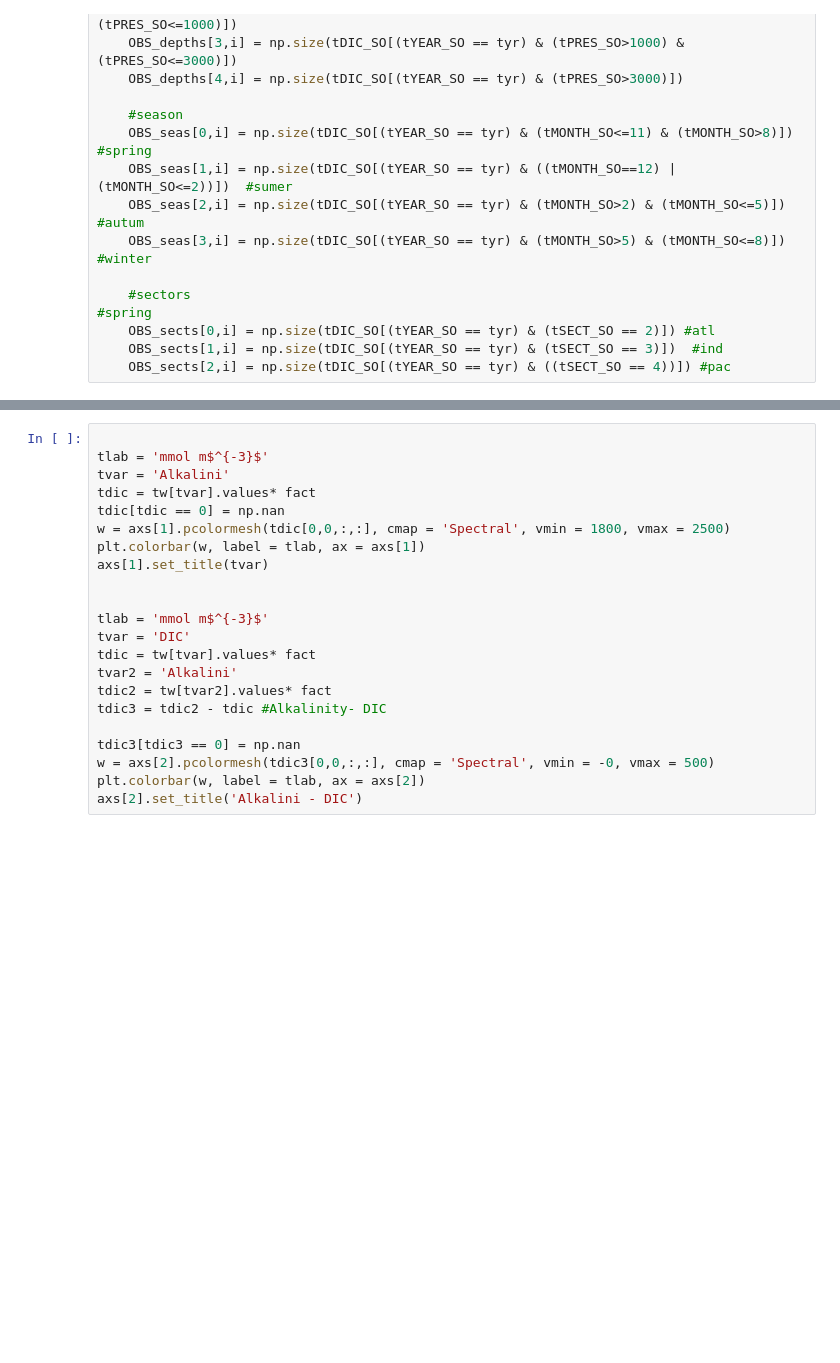
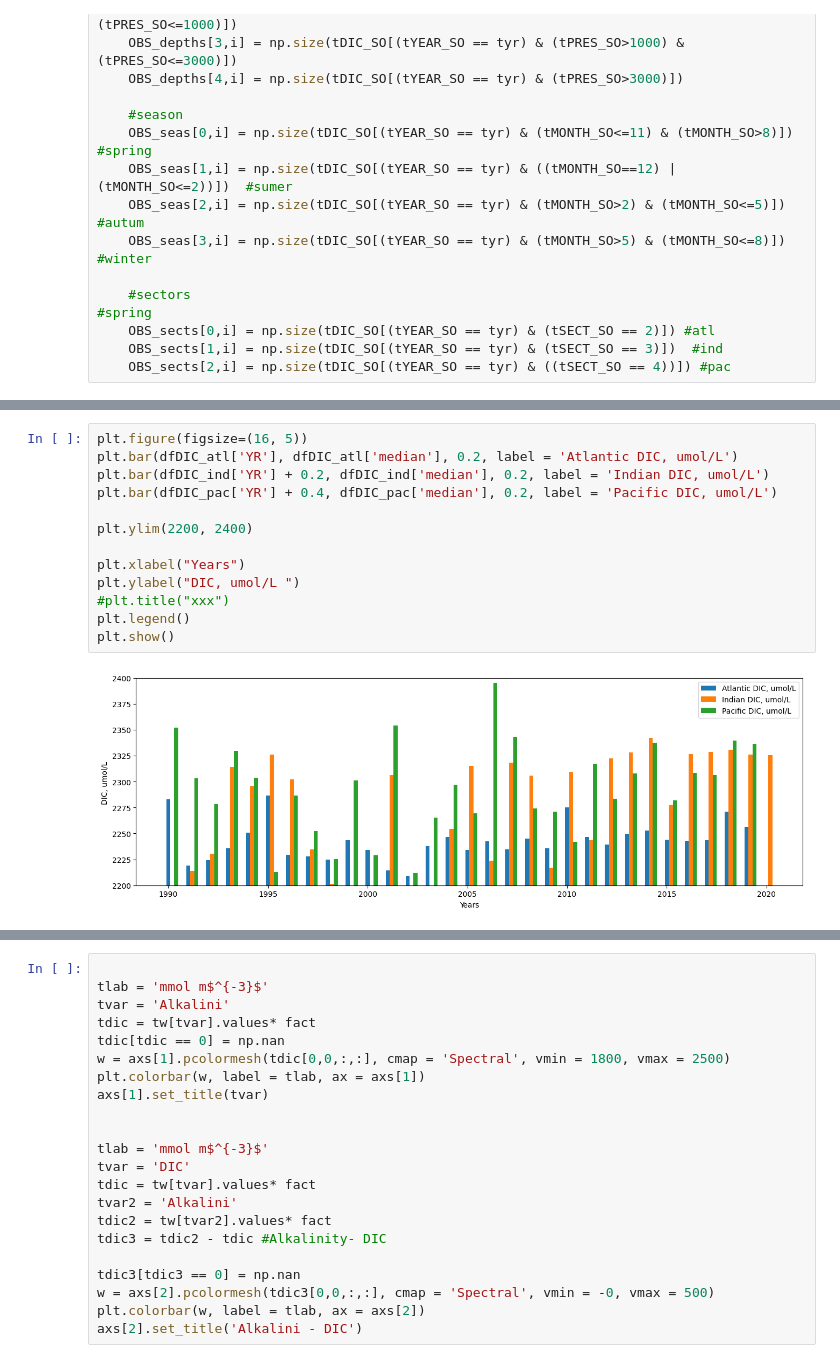
Before and after one commit to biu23/Carbonate_Chemistry_Models, a Jupyter notebook: test_script/GLODAP_new.ipynb, the cells around one changed output, grey strips where cells are left out. Saved outputs shown, nothing was run; the diff lists cells and outputs as text; blank space fills up the shorter version.

```diff
--- a/test_script/GLODAP_new.ipynb
+++ b/test_script/GLODAP_new.ipynb
@@ -167,0 +252,15 @@ plt.tight_layout()
+# %%
+plt.figure(figsize=(16, 5))
+plt.bar(dfDIC_atl['YR'], dfDIC_atl['median'], 0.2, label = 'Atlantic DIC, umol/L')
+plt.bar(dfDIC_ind['YR'] + 0.2, dfDIC_ind['median'], 0.2, label = 'Indian DIC, umol/L')
+plt.bar(dfDIC_pac['YR'] + 0.4, dfDIC_pac['median'], 0.2, label = 'Pacific DIC, umol/L')
+
+plt.ylim(2200, 2400)
+
+plt.xlabel("Years")
+plt.ylabel("DIC, umol/L ")
+#plt.title("xxx")
+plt.legend()
+plt.show()
+# %% [output]
+[figure, added]
```
Also changed, not shown: parts of 11 cells of this notebook.
